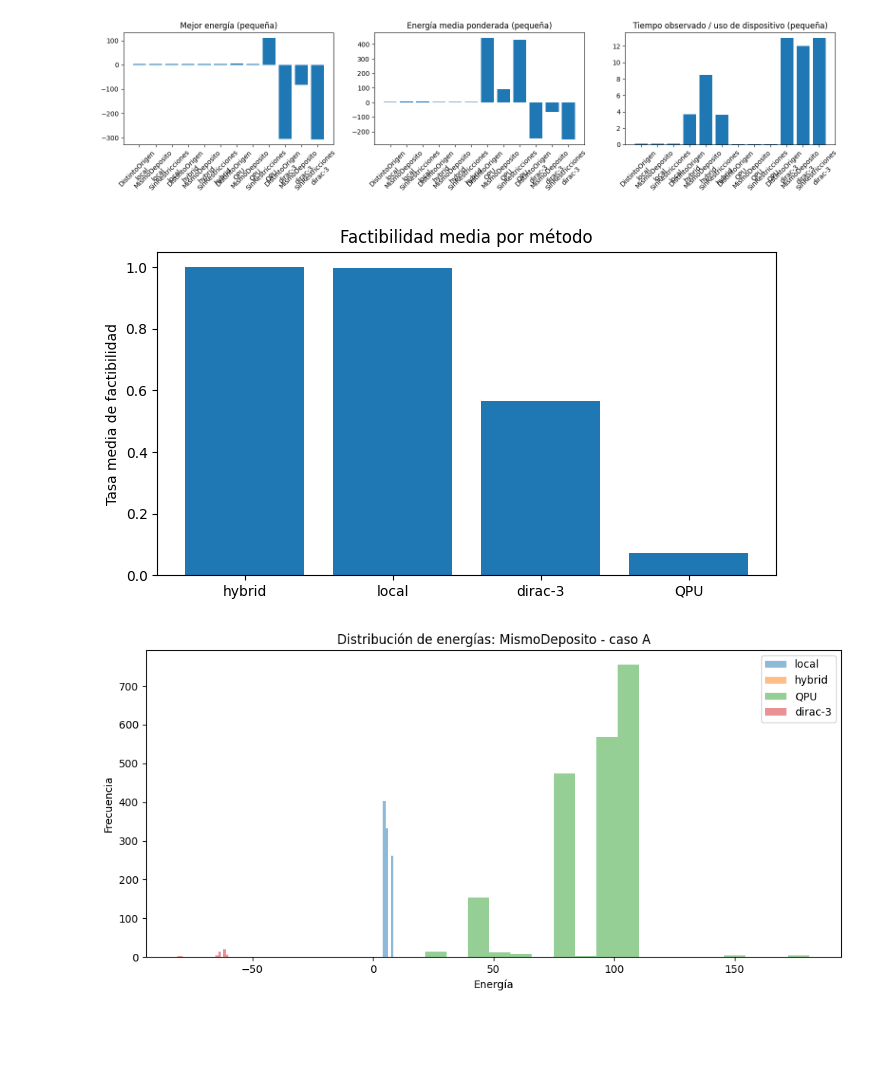
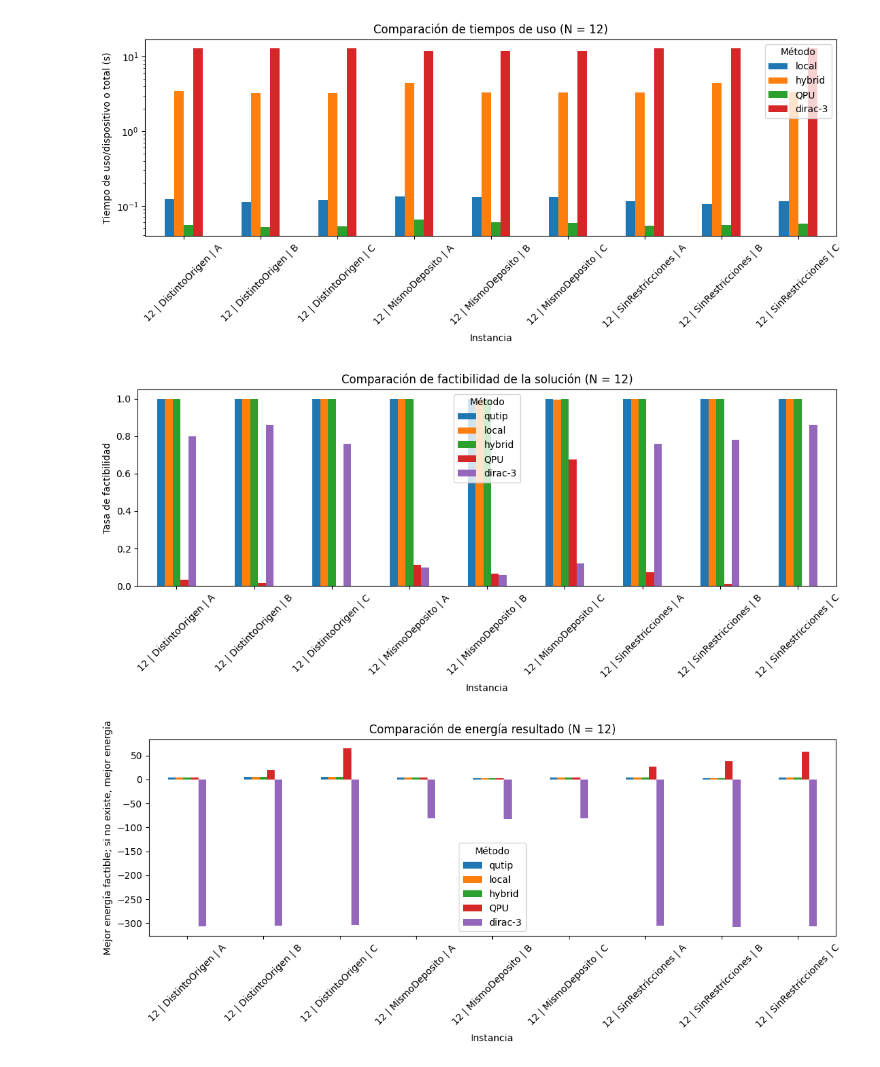
Before and after one commit to PabloRG147/TFG_Pablo_DeRobledo, a Jupyter notebook: aux_plotting.ipynb, the cells around one changed output. Drawn from its saved outputs; the diff is of its cells as text; code cells hidden in the pictures; blank space fills up the shorter version.

Commit message:
plotting extra

```diff
--- a/aux_plotting.ipynb
+++ b/aux_plotting.ipynb
@@ -530,11 +530,8 @@ def construir_tabla_agregada(tabla_resumen):
 # %%
 runs = []
 
-problemas_dwave = [
-    ("DistintoOrigen", "A"),
-    ("MismoDeposito", "A"),
-    ("SinRestricciones", "A"),
-]
+problemas_dwave = ["DistintoOrigen", "MismoDeposito", "SinRestricciones"]
+casos_dwave = ["A", "B", "C"]
 
 metodos_dwave = [
     ("classical_sa", "local"),
@@ -544,15 +541,16 @@ metodos_dwave = [
 
 for prefijo_archivo, metodo in metodos_dwave:
     for repeticion in range(1, 6):
-        for problema, caso in problemas_dwave:
-            runs.append({
-                "json_resultados": f"dwave/{prefijo_archivo}_{repeticion}_MDA_{problema}{caso}.json",
-                "json_meta": f"capturas/mvrp_qubo_{problema}{caso}.json",
-                "metodo": metodo,
-                "problema": problema,
-                "caso": caso,
-                "tamaño": "pequeña",
-            })
+        for problema in problemas_dwave:
+            for caso in casos_dwave:
+                runs.append({
+                    "json_resultados": f"dwave/{prefijo_archivo}_{repeticion}_MDA_{problema}{caso}.json",
+                    "json_meta": f"capturas/mvrp_qubo_{problema}{caso}.json",
+                    "metodo": metodo,
+                    "problema": problema,
+                    "caso": caso,
+                    "tamaño": "pequeña",
+                })
 
 # -------------------------
 # 2) DIRAC-3: 9 runs
@@ -573,5 +571,11 @@ for problema in problemas_dirac:
         })
 
 print(f"Total de runs cargadas: {len(runs)}")
-runs[:5]
+print("Runs por método/problema/caso:")
+display(
+    pd.DataFrame(runs)
+    .groupby(["metodo", "problema", "caso"], as_index=False)
+    .size()
+    .sort_values(["metodo", "problema", "caso"])
+)
 # %% [output]
@@ -1077,28 +1143,29 @@ def graficar_fidelidades_qutip(tabla_agregada):
     plt.tight_layout()
     plt.show()
 # %%
-graficar_resumen(tabla_resumen, tamaño="pequeña")
 
-graficar_tasa_factibilidad(tabla_resumen)
+graficar_comparacion_tiempos(tabla_resumen_con_qutip)
+
+graficar_comparacion_factibilidad(tabla_resumen_con_qutip)
+
+graficar_comparacion_energia(tabla_resumen_con_qutip)
 
 graficar_distribucion_energias_instancia(
     muestras_por_ejecucion,
     problema="MismoDeposito",
     caso="A"
 )
 
-graficar_escalado_por_tamano(tabla_resumen)
-
-graficar_rotura_cadenas_qpu(tabla_resumen)
+graficar_rotura_cadenas_qpu(tabla_resumen_con_qutip)
 
 graficar_mapa_mejor_solucion_factible(
     muestras_por_ejecucion,
     metadatos_por_ejecucion,
     metodo="hybrid",
     problema="MismoDeposito",
     caso="A"
 )
 # %% [output]
-[figure, old version]
+[figure, new version]
-[figure, old version]
+[figure, new version]
-[figure, old version]
+[figure, new version]
```
Also changed, not shown: parts of 8 cells of this notebook, 1 other file.
